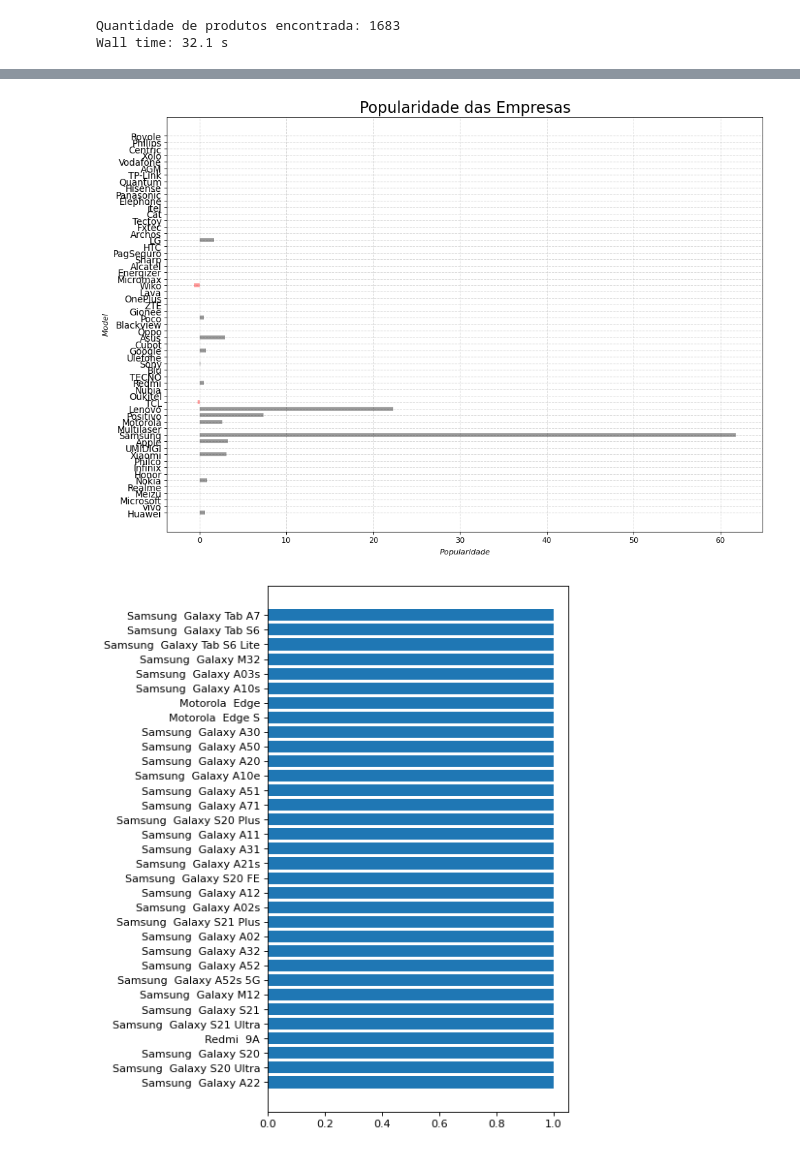
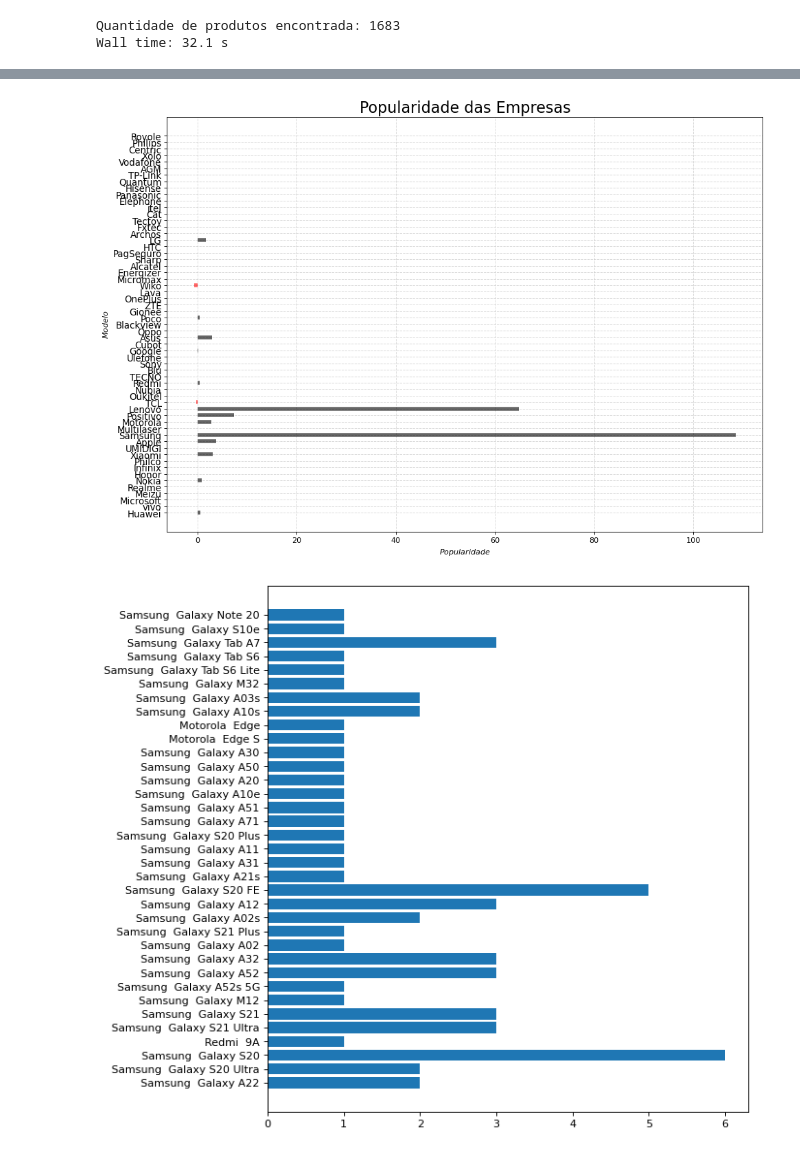
Before and after one commit to WandembergSS/Carrefour_Data_Challenge_DIO, a Jupyter notebook: Análise_de_popularidade_.ipynb, the cells around one changed output, grey strips where cells are left out. Drawn from its saved outputs; the diff is of its cells as text; code cells hidden in the pictures.

```diff
--- a/Análise_de_popularidade_.ipynb
+++ b/Análise_de_popularidade_.ipynb
@@ -16,7 +16,7 @@ import re
 import time
 from py2neo import Graph, Node, Relationship, GraphService, NodeMatcher
 # Estabeleço prontamente a conexão com o banco de dados:
-gp = Graph(password='************')
+gp = Graph(password='**********')
 from monotonic import monotonic
 import pandas as pd
 import twitter
@@ -238,9 +239,8 @@ tweet_fields = "tweet.fields=created_at"
 #tweet_fields = "tweet.fields=context_annotations"  #utilizado para encontrar as ContextsIDs
 max_results="max_results=100"
 dt = datetime.datetime.now() - timedelta(days=1)
-start_time = dt.strftime("%Y-%m-%dT%H:%M:%SZ")                     #f"2021:09:{j}T00:00:00Z"
-end_time = datetime.datetime.now().strftime("%Y-%m-%dT%H:%M:%SZ")  #f"2021:09:{j+1}:00:00:00Z"
-
+start_time = dt.strftime("%Y-%m-%dT%H:%M:%SZ")
+end_time = datetime.datetime.now().strftime("%Y-%m-%dT%H:%M:%SZ")
 
 
 
@@ -294,8 +294,10 @@ for fb in dic.keys():
                         newr = Relationship(new, "SOBRE", fab)
                         tx.create(newr)
 
+                        print(fb+" "+item)
                         #Salvando citação no dicionário:
-                        if item in modelos_citados.keys():
+                        if (fb+" "+item) in modelos_citados.keys():
+                            print
                             modelos_citados[fb+" "+item] += 1
                         else:
                             modelos_citados[fb+" "+item]=1
@@ -339,5 +341,5 @@ criar_wc(tweets_do_dia.lower())
 #Verificaçãode das informações recebidas:
 #print(json.dumps(json_response, indent=4, sort_keys=True))
 
-#Consulto o horário de fim da pesquisa, para saber quando posso fazer outra(15 minutos depois).
-print( datetime.datetime.now().strftime("%Y-%m-%dT%H:%M:%SZ"))
+#Consulto o horário de fim da pesquisa, para saber quando posso fazer outra(cerca de 10 minutos depois).
+print(datetime.datetime.now().strftime("%Y-%m-%dT%H:%M:%SZ"))
@@ -431,10 +413,10 @@ df['colors'] = ['red' if x < 0 else 'black' for x in df['Índice']]
 
 #Plot dos dados:
 plt.figure(figsize=(14,10), dpi= 80)
-plt.hlines(y=df.index, xmin=0, xmax=df.Índice, color=df.colors, alpha=0.4, linewidth=5)
+plt.hlines(y=df.index, xmin=0, xmax=df.Índice, color=df.colors, alpha=0.6, linewidth=5)
 
 # Customizações:
-plt.gca().set(ylabel='$Model$', xlabel='$Popularidade$')
+plt.gca().set(ylabel='$Modelo$', xlabel='$Popularidade$')
 plt.yticks(df.index, df.Marca, fontsize=12)
 plt.title('Popularidade das Empresas', fontdict={'size':20})
 plt.grid(linestyle='--', alpha=0.5)
@@ -444,16 +426,14 @@ plt.show()
 
 #Acredito que haja um problema com a análise de sentimentos de tweets sobre a empresa Positivo, por causa do nome da mesma.
 # %% [output]
-[figure, old version]
+[figure, new version]
 # %%
 #  3)
 
 #Usando o dicionário com os modelos citados nos tweets pesquisados:
-plt.figure(figsize=(5,9), dpi= 80)
+plt.figure(figsize=(8,9), dpi= 80)
 plt.barh(list(modelos_citados.keys()), list(modelos_citados.values()) )  #, width=0.5, align='edge')
 #plt.xticks(rotation=75)
 plt.show()
-
-#Alguns dados foram perdidos e estou apurando possíveis erros.
 # %% [output]
-[figure, old version]
+[figure, new version]
```
Also changed, not shown: parts of 6 cells of this notebook, 2 other files.
